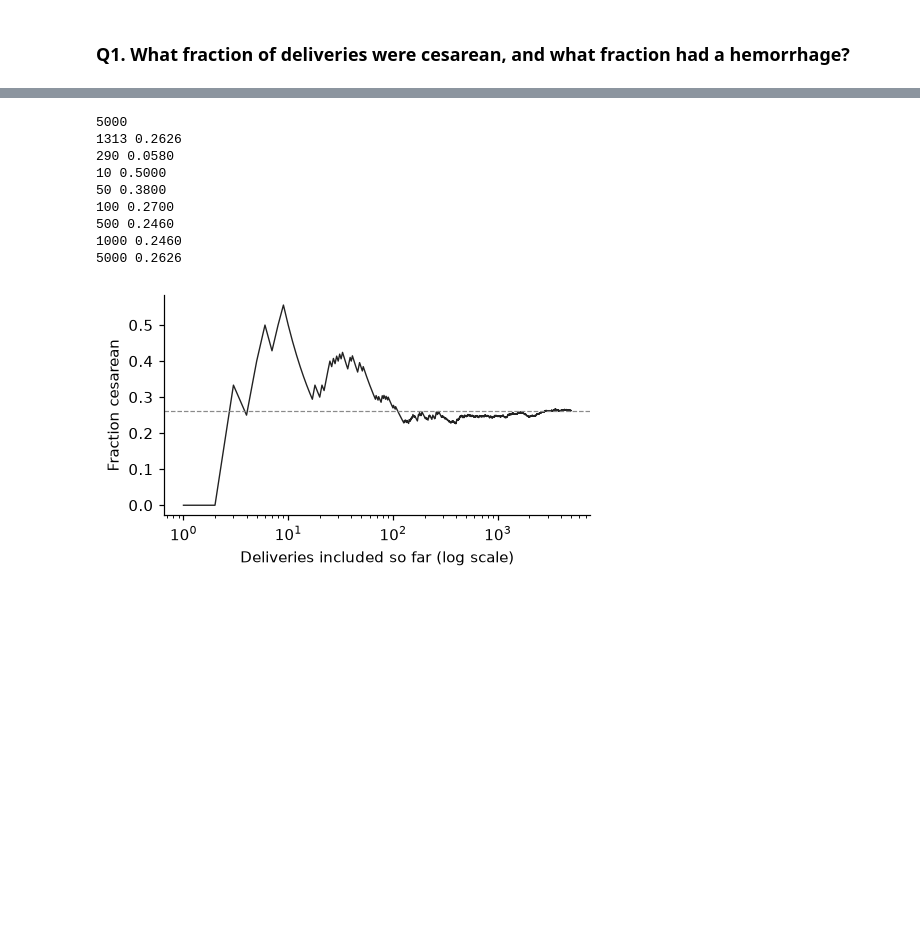
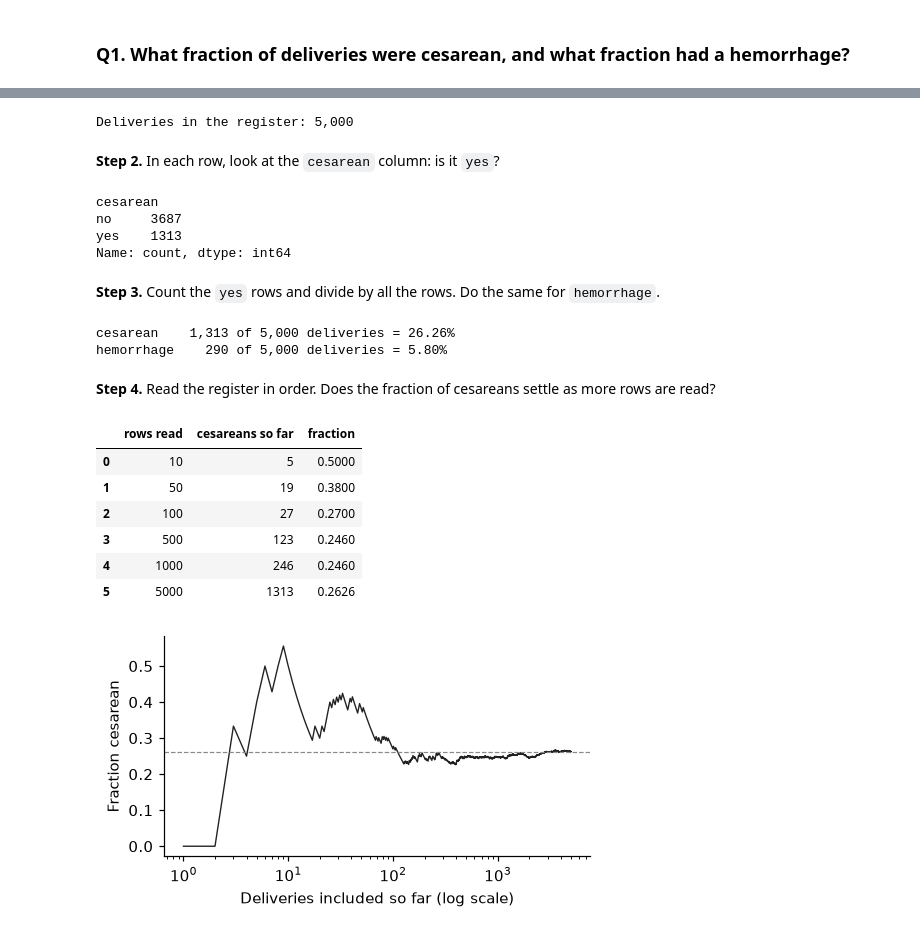
Before and after one commit to marcelosilva2604/data-science-ml-ai-in-health-volume-1, a Jupyter notebook: chapters/ch11/ch11_probability_en.ipynb, the cells around one changed output, grey strips where cells are left out. Cells and saved outputs as stored; diff of their text form; code cells hidden in the pictures; blank space fills up the shorter version.

Commit message:
Chapter 11 notebook: Q1 and Q2 as a step-by-step line of reasoning with readable output
Co-Authored-By: Claude Sonnet 5.5 <noreply@anthropic.com>

```diff
--- a/chapters/ch11/ch11_probability_en.ipynb
+++ b/chapters/ch11/ch11_probability_en.ipynb
@@ -36,22 +38,44 @@ n = len(df)
 C = df["cesarean"] == "yes"
 H = df["hemorrhage"] == "yes"
 I = df["infection"] == "yes"
-print(n)
-print(int(C.sum()), f"{C.mean():.4f}")
-print(int(H.sum()), f"{H.mean():.4f}")
-running = C.cumsum() / range(1, n + 1)
-for k in (10, 50, 100, 500, 1000, 5000):
-    print(k, f"{running.iloc[k - 1]:.4f}")
+
+print(f"Deliveries in the register: {n:,}")
 # %% [output]
-5000
-1313 0.2626
-290 0.0580
-10 0.5000
-50 0.3800
-100 0.2700
-500 0.2460
-1000 0.2460
-5000 0.2626
+Deliveries in the register: 5,000
+# %% [markdown]
+**Step 2.** In each row, look at the `cesarean` column: is it `yes`?
+# %%
+df["cesarean"].value_counts()
+# %% [output]
+cesarean
+no     3687
+yes    1313
+Name: count, dtype: int64
+# %% [markdown]
+**Step 3.** Count the `yes` rows and divide by all the rows. Do the same for `hemorrhage`.
+# %%
+for name, event in (("cesarean", C), ("hemorrhage", H)):
+    count = int(event.sum())
+    print(f"{name:<11} {count:>5,} of {n:,} deliveries = {count / n:.2%}")
+# %% [output]
+cesarean    1,313 of 5,000 deliveries = 26.26%
+hemorrhage    290 of 5,000 deliveries = 5.80%
+# %% [markdown]
+**Step 4.** Read the register in order. Does the fraction of cesareans settle as more rows are read?
+# %%
+running = C.cumsum() / range(1, n + 1)   # cesareans so far / rows read so far
+checkpoints = [10, 50, 100, 500, 1000, 5000]
+pd.DataFrame({"rows read": checkpoints,
+              "cesareans so far": [int(C.iloc[:k].sum()) for k in checkpoints],
+              "fraction": [round(running.iloc[k - 1], 4) for k in checkpoints]})
+# %% [output]
+|  | rows read | cesareans so far | fraction |
+| 0 | 10 | 5 | 0.5000 |
+| 1 | 50 | 19 | 0.3800 |
+| 2 | 100 | 27 | 0.2700 |
+| 3 | 500 | 123 | 0.2460 |
+| 4 | 1000 | 246 | 0.2460 |
+| 5 | 5000 | 1313 | 0.2626 |
 # %%
 import matplotlib.pyplot as plt
 
```
Also changed, not shown: parts of 10 cells of this notebook, 3 other files.
